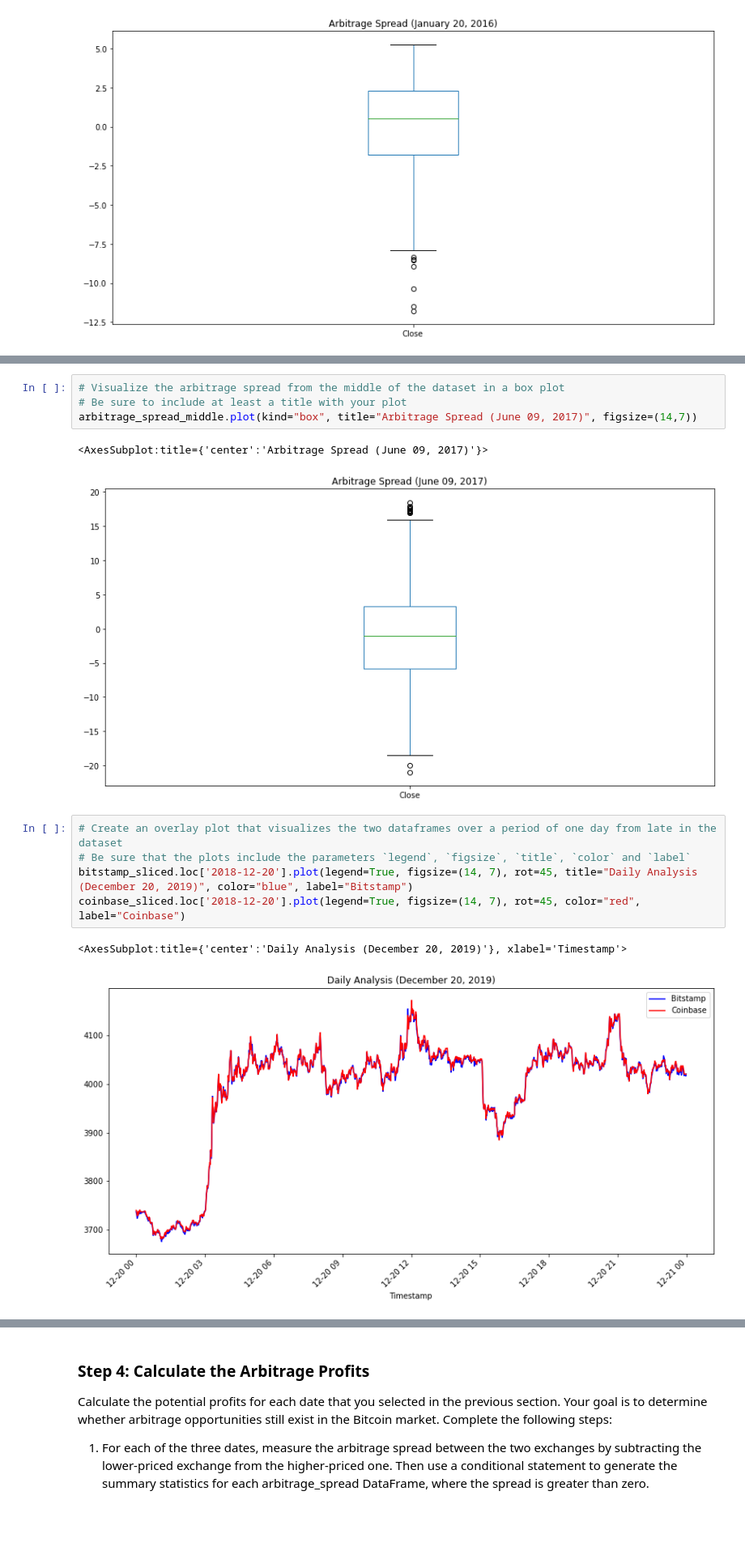
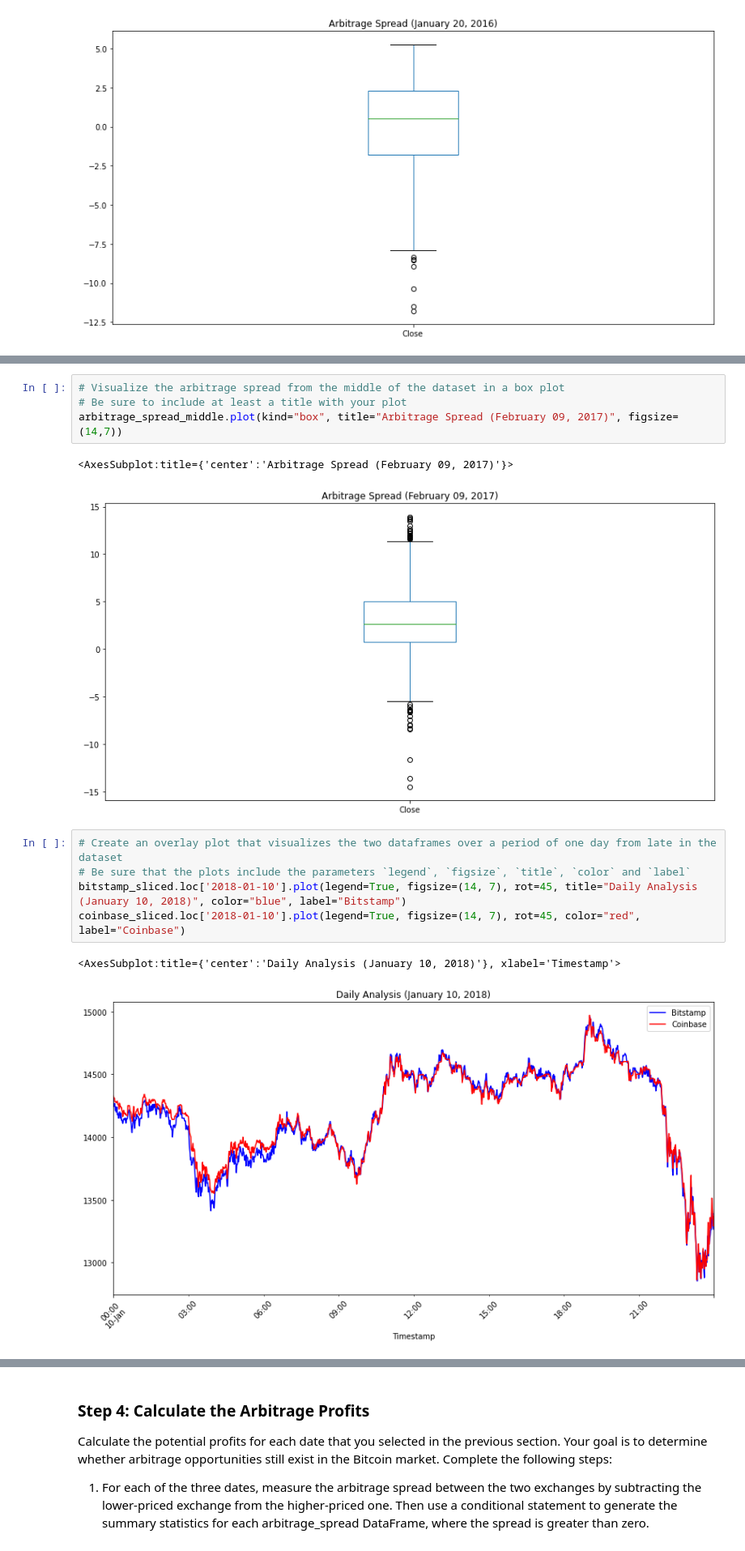
Before and after one commit to coronado212/bitcoin_arbitrage_analysis_3, a Jupyter notebook: crypto_arbitrage.ipynb, the cells around one changed output, grey strips where cells are left out. Shown at 81% size. Cells and saved outputs as stored; diff of their text form; blank space fills up the shorter version.

Commit message:
arbitrage analyais

```diff
--- a/crypto_arbitrage.ipynb
+++ b/crypto_arbitrage.ipynb
@@ -429,18 +429,18 @@ Name: Close, dtype: float64
 # %%
 # Visualize the arbitrage spread from the middle of the dataset in a box plot
 # Be sure to include at least a title with your plot
-arbitrage_spread_middle.plot(kind="box", title="Arbitrage Spread (June 09, 2017)", figsize=(14,7))
+arbitrage_spread_middle.plot(kind="box", title="Arbitrage Spread (February 09, 2017)", figsize=(14,7))
 # %% [output]
-<AxesSubplot:title={'center':'Arbitrage Spread (June 09, 2017)'}>
+<AxesSubplot:title={'center':'Arbitrage Spread (February 09, 2017)'}>
-[figure, old version]
+[figure, new version]
 # %%
 # Create an overlay plot that visualizes the two dataframes over a period of one day from late in the dataset
 # Be sure that the plots include the parameters `legend`, `figsize`, `title`, `color` and `label`
-bitstamp_sliced.loc['2018-12-20'].plot(legend=True, figsize=(14, 7), rot=45, title="Daily Analysis (December 20, 2019)", color="blue", label="Bitstamp")
-coinbase_sliced.loc['2018-12-20'].plot(legend=True, figsize=(14, 7), rot=45, color="red", label="Coinbase")
+bitstamp_sliced.loc['2018-01-10'].plot(legend=True, figsize=(14, 7), rot=45, title="Daily Analysis (January 10, 2018)", color="blue", label="Bitstamp")
+coinbase_sliced.loc['2018-01-10'].plot(legend=True, figsize=(14, 7), rot=45, color="red", label="Coinbase")
 # %% [output]
-<AxesSubplot:title={'center':'Daily Analysis (December 20, 2019)'}, xlabel='Timestamp'>
+<AxesSubplot:title={'center':'Daily Analysis (January 10, 2018)'}, xlabel='Timestamp'>
-[figure, old version]
+[figure, new version]
 # %%
 # Using the date from late in the dataset that you have selected, calculate the arbitrage spread
 # by subtracting the bitstamp lower closing prices from the coinbase higher closing prices
```
Also changed, not shown: parts of 25 cells of this notebook.
